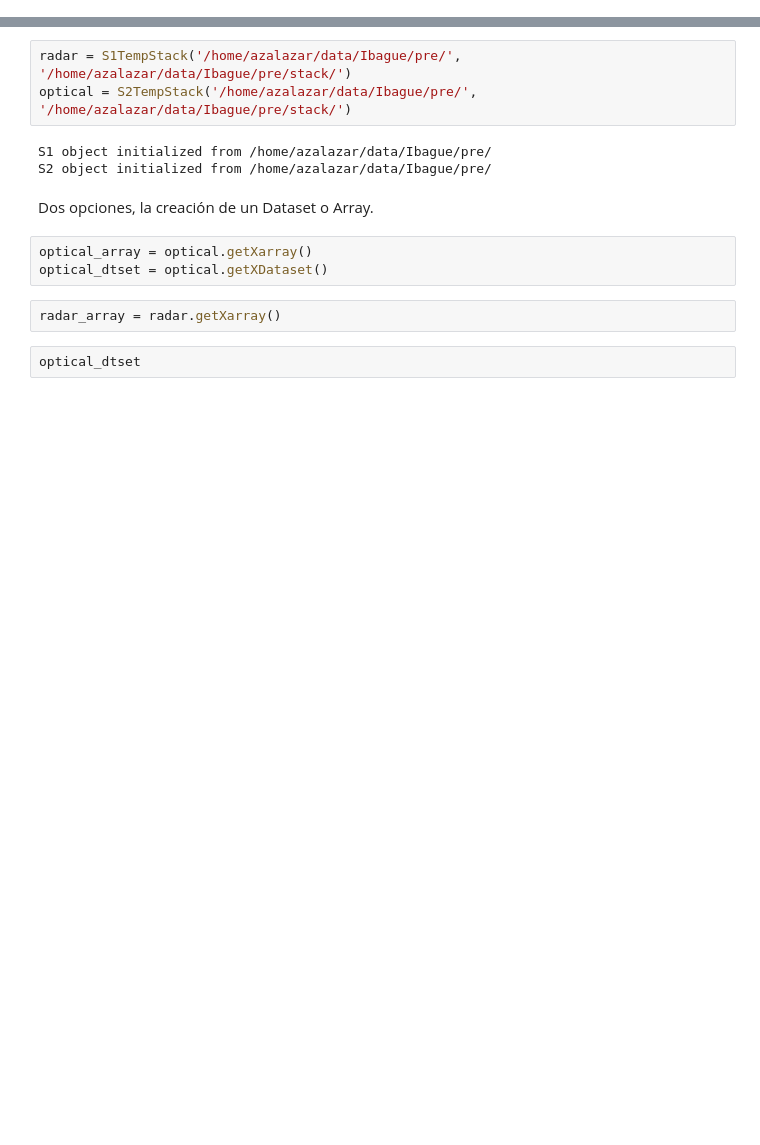
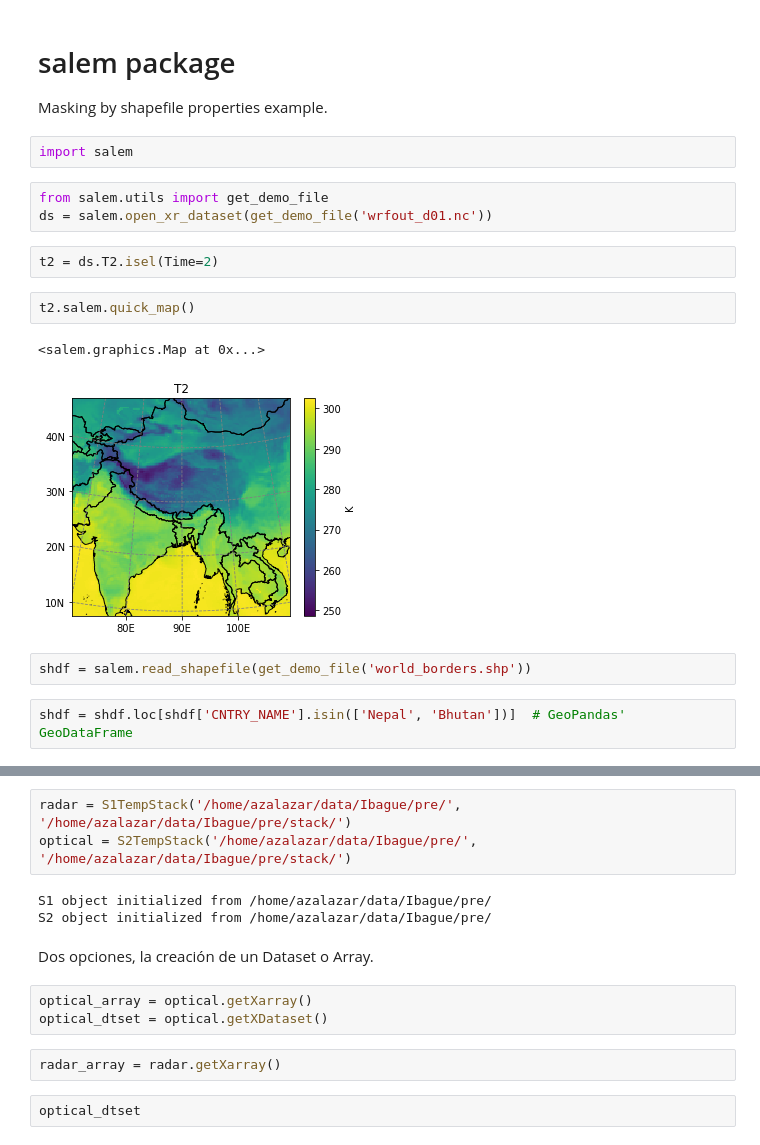
Before and after one commit to alexsalr/ciat_monitor_crops, a Jupyter notebook: Load&Analysis_test.ipynb, the cells around one changed output, grey strips where cells are left out. Cells and saved outputs as stored; diff of their text form; blank space fills up the shorter version.

```diff
--- a/Load&Analysis_test.ipynb
+++ b/Load&Analysis_test.ipynb
@@ -289,0 +1,19 @@ class S2TempStack(eoTempStack):
+# %% [markdown]
+# salem package
+Masking by shapefile properties example.
+# %%
+import salem
+# %%
+from salem.utils import get_demo_file
+ds = salem.open_xr_dataset(get_demo_file('wrfout_d01.nc'))
+# %%
+t2 = ds.T2.isel(Time=2)
+# %%
+t2.salem.quick_map()
+# %% [output]
+<salem.graphics.Map at 0x...>
+[figure, added]
+# %%
+shdf = salem.read_shapefile(get_demo_file('world_borders.shp'))
+# %%
+shdf = shdf.loc[shdf['CNTRY_NAME'].isin(['Nepal', 'Bhutan'])]  # GeoPandas' GeoDataFrame
```
Also changed, not shown: parts of 7 cells of this notebook, 3 other files.
